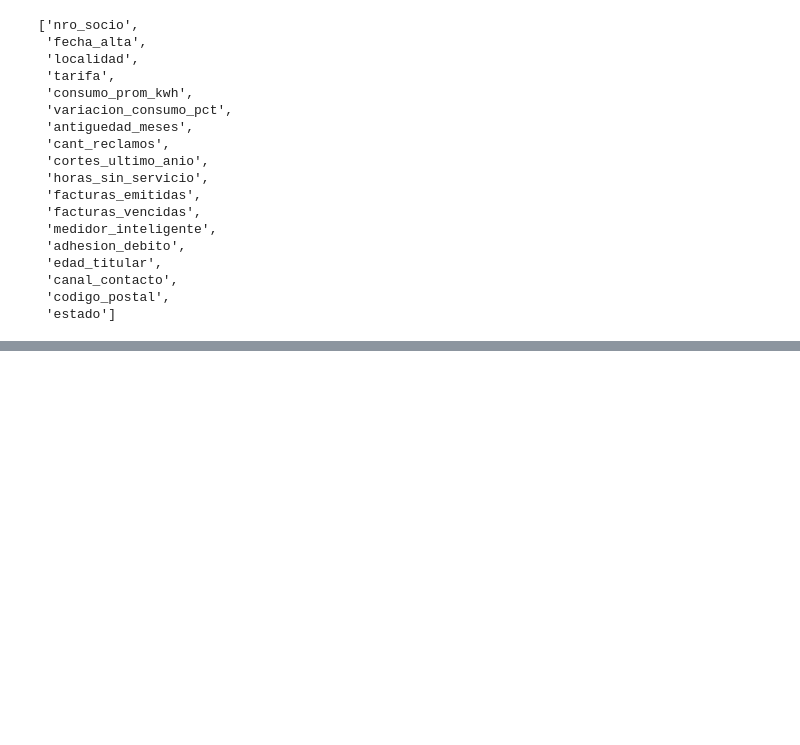
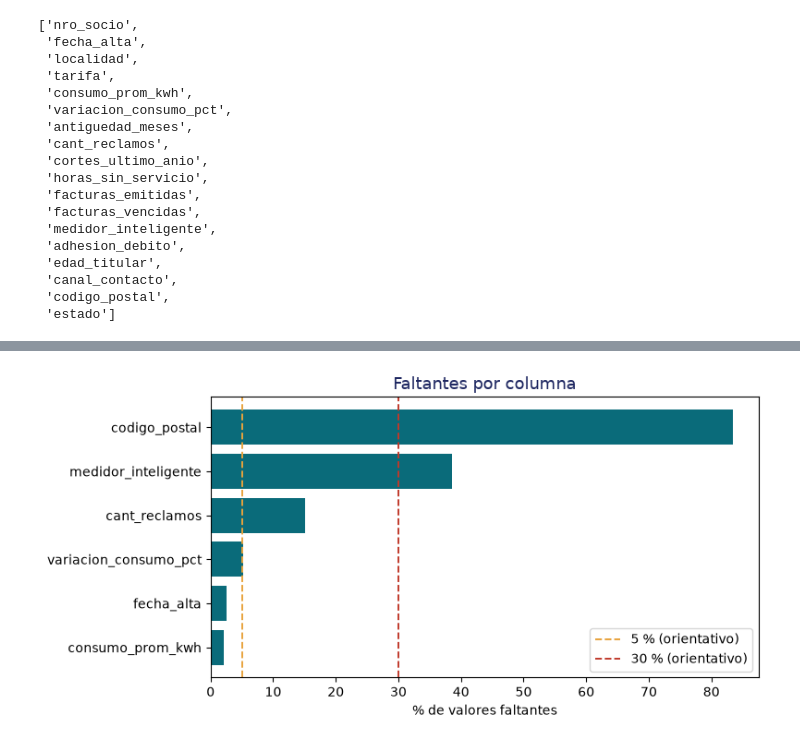
Before and after one commit to HeroedelGin/LabAI, a Jupyter notebook: Proyecto_integrador_G7.ipynb, the cells around one changed output, grey strips where cells are left out. Drawn from its saved outputs; the diff is of its cells as text; code cells hidden in the pictures; blank space fills up the shorter version.

```diff
--- a/Proyecto_integrador_G7.ipynb
+++ b/Proyecto_integrador_G7.ipynb
@@ -72,0 +125,15 @@ faltantes
+# %%
+fig, ax = plt.subplots(figsize=(8, 4))
+
+sin_ceros = faltantes[faltantes['porcentaje'] > 0].sort_values('porcentaje')
+
+ax.barh(sin_ceros.index, sin_ceros['porcentaje'], color='#0A6B7A')
+ax.axvline(5,  color='#E8A33D', linestyle='--', linewidth=1.4, label='5 % (orientativo)')
+ax.axvline(30, color='#C0392B', linestyle='--', linewidth=1.4, label='30 % (orientativo)')
+ax.set_xlabel('% de valores faltantes')
+ax.set_title('Faltantes por columna', fontsize=13, color='#1E2761')
+ax.legend()
+plt.tight_layout()
+plt.show()
+# %% [output]
+[figure, added]
```
Also changed, not shown: parts of 18 cells of this notebook.
